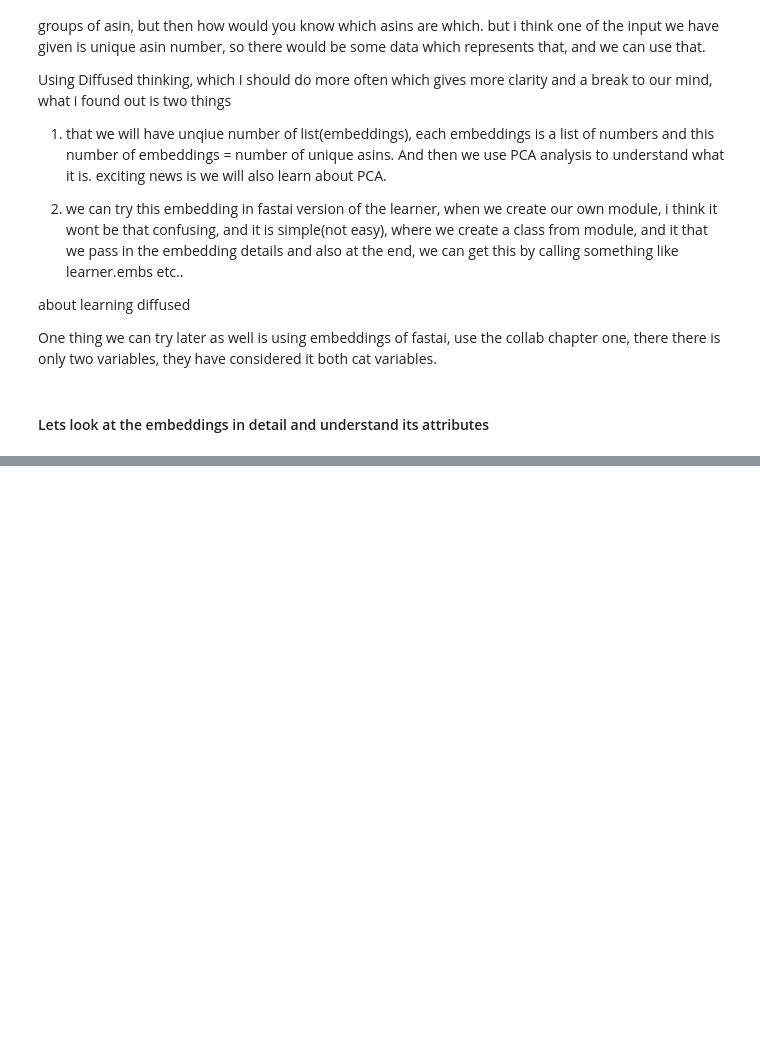
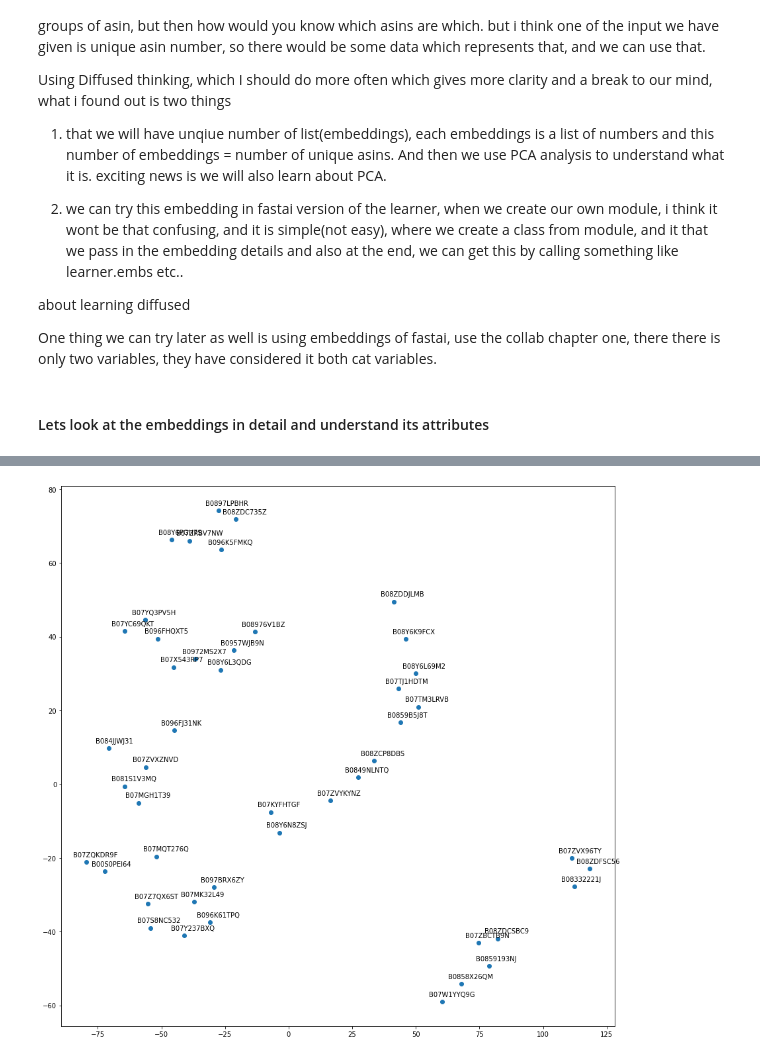
Before and after one commit to akshaypt7/amazon_sales_prediction, a Jupyter notebook: project_01_05_visualizing_embedding.ipynb, the cells around one changed output, grey strips where cells are left out. Drawn from its saved outputs; the diff is of its cells as text; code cells hidden in the pictures; blank space fills up the shorter version.

```diff
--- a/project_01_05_visualizing_embedding.ipynb
+++ b/project_01_05_visualizing_embedding.ipynb
@@ -81,0 +103,4 @@ One thing we can try later as well is using embeddings of fastai, use the collab
+# %%
+enc = OrdinalEncoder()
+enc.fit(df_main[cat])
+df_main[cat]= enc.transform(df_main[cat])
@@ -109,0 +167,3 @@ NameError: ignored
+# %%
+f_embeddings = open(saved_embeddings_fname, "rb")
+embeddings = pickle.load(f_embeddings)
@@ -109,0 +216,16 @@ NameError: ignored
+# %%
+Asin_names = df_main['Asin'].unique()
+# %%
+asin_embedding = embeddings[0]
+# %%
+
+
+tsne = manifold.TSNE(init='pca', random_state=0, method='exact', perplexity=5, learning_rate=100)
+Y = tsne.fit_transform(asin_embedding)
+plt.figure(figsize=(15,15))
+plt.scatter(-Y[:, 0], -Y[:, 1])
+for i, txt in enumerate(Asin_names):
+    plt.annotate(txt, (-Y[i, 0],-Y[i, 1]), xytext = (-20, 8), textcoords = 'offset points')
+plt.savefig('asin_embedding.pdf')
+# %% [output]
+[figure, added]
```
Also changed, not shown: parts of 33 cells of this notebook.
